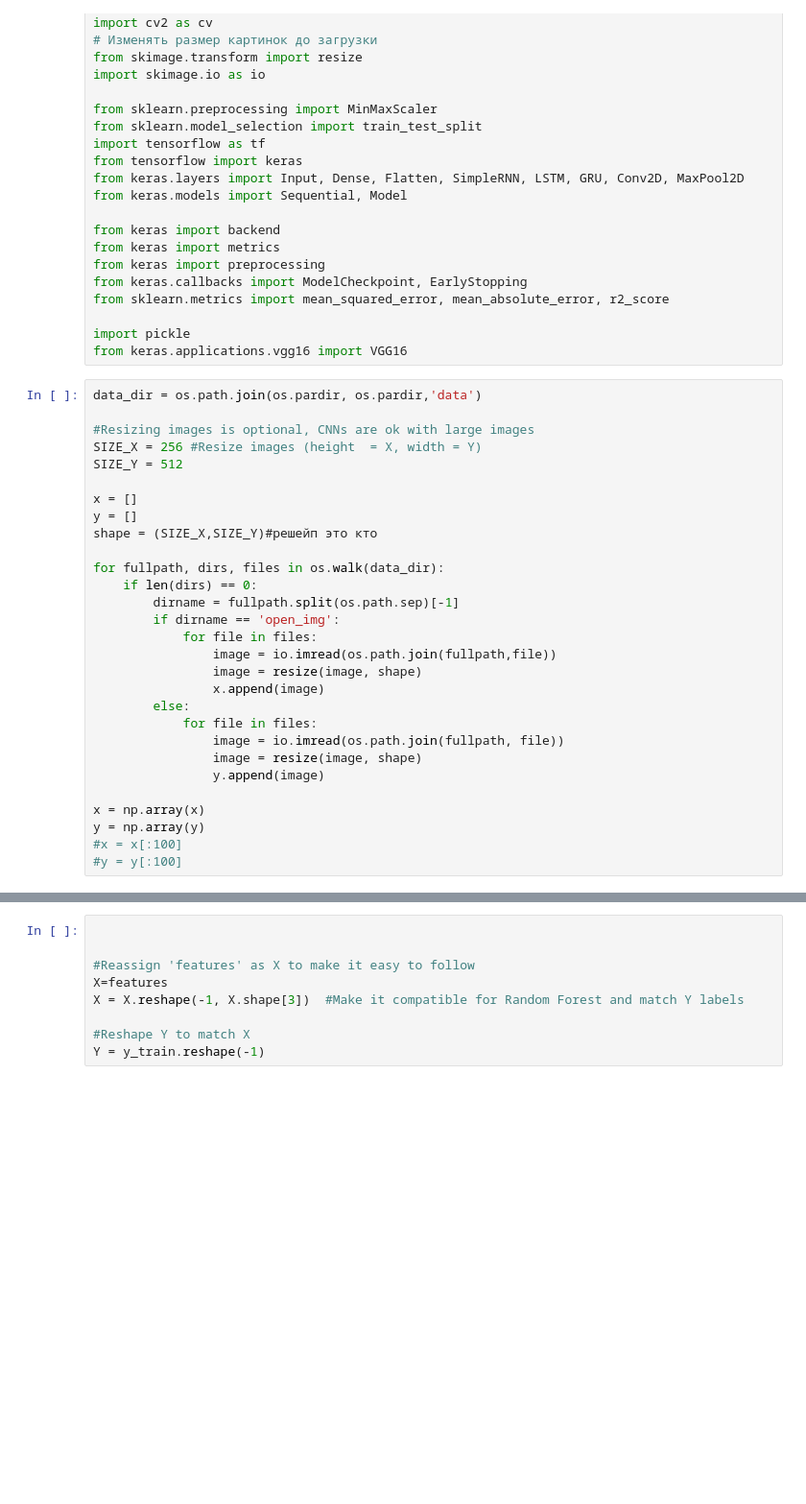
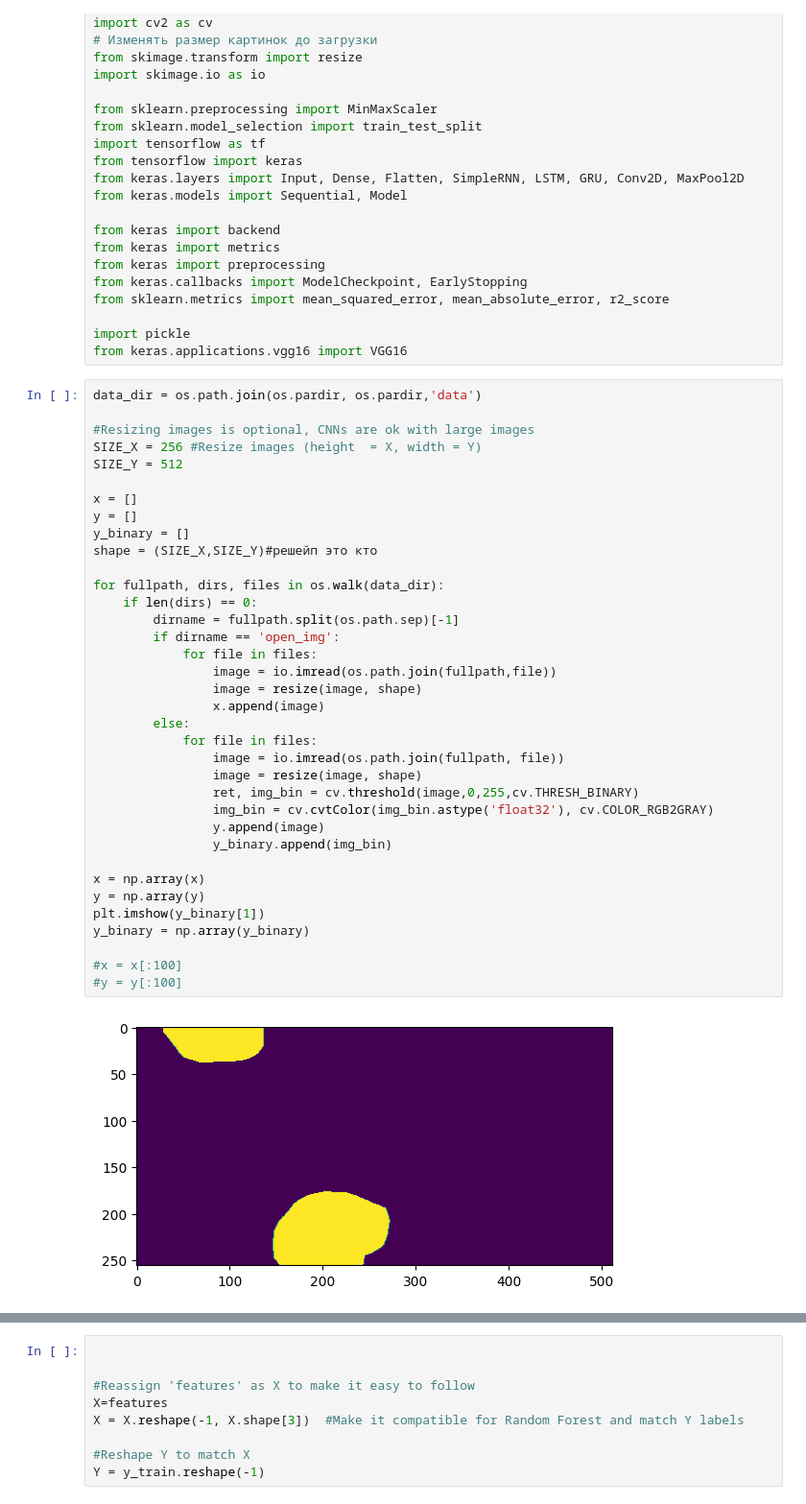
Before and after one commit to radioperez/nornickel-cv, a Jupyter notebook: jupyter testing/main.ipynb, the cells around one changed output, grey strips where cells are left out. Shown: that part at 96% size. Cells and saved outputs as stored; diff of their text form; blank space fills up the shorter version.

```diff
--- a/jupyter testing/main.ipynb
+++ b/jupyter testing/main.ipynb
@@ -26,29 +26,38 @@ from keras.applications.vgg16 import VGG16
 # %%
 data_dir = os.path.join(os.pardir, os.pardir,'data')
 
 #Resizing images is optional, CNNs are ok with large images
 SIZE_X = 256 #Resize images (height  = X, width = Y)
 SIZE_Y = 512
 
 x = []
 y = []
+y_binary = []
 shape = (SIZE_X,SIZE_Y)#решейп это кто
 
 for fullpath, dirs, files in os.walk(data_dir):
     if len(dirs) == 0:
         dirname = fullpath.split(os.path.sep)[-1]
         if dirname == 'open_img':
             for file in files:
                 image = io.imread(os.path.join(fullpath,file))
                 image = resize(image, shape)
                 x.append(image)
         else:
             for file in files:
                 image = io.imread(os.path.join(fullpath, file))
                 image = resize(image, shape)
+                ret, img_bin = cv.threshold(image,0,255,cv.THRESH_BINARY)
+                img_bin = cv.cvtColor(img_bin.astype('float32'), cv.COLOR_RGB2GRAY)
                 y.append(image)
+                y_binary.append(img_bin)
 
 x = np.array(x)
 y = np.array(y)
+plt.imshow(y_binary[1])
+y_binary = np.array(y_binary)
+
 #x = x[:100]
 #y = y[:100]
+# %% [output]
+[figure, added]
```
Also changed, not shown: parts of 11 cells of this notebook, 4 other files.
